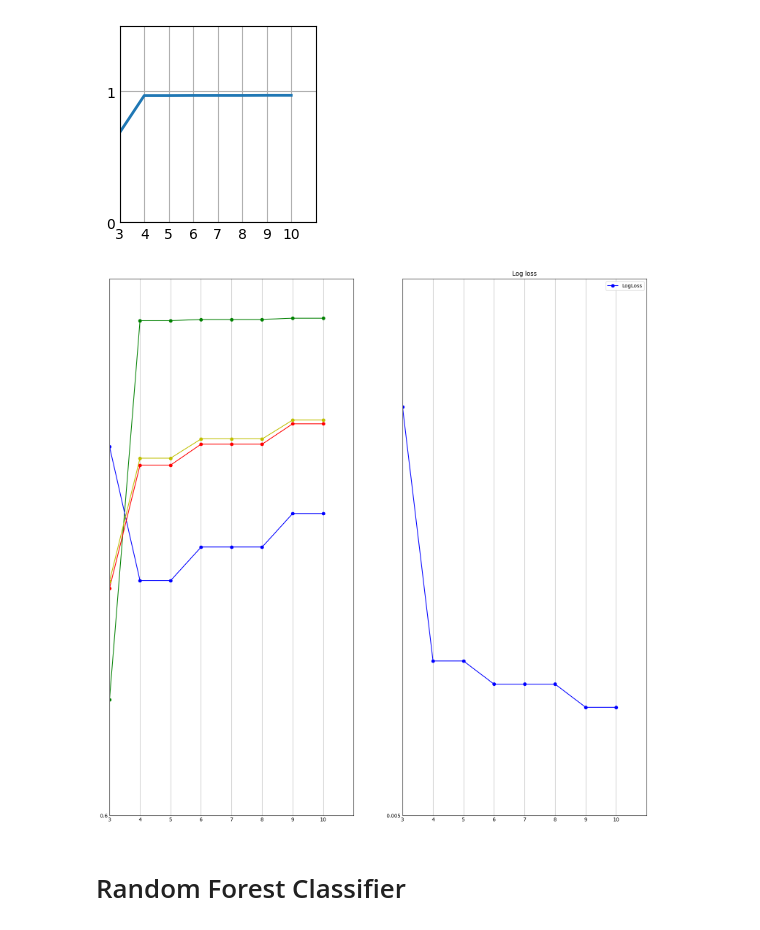
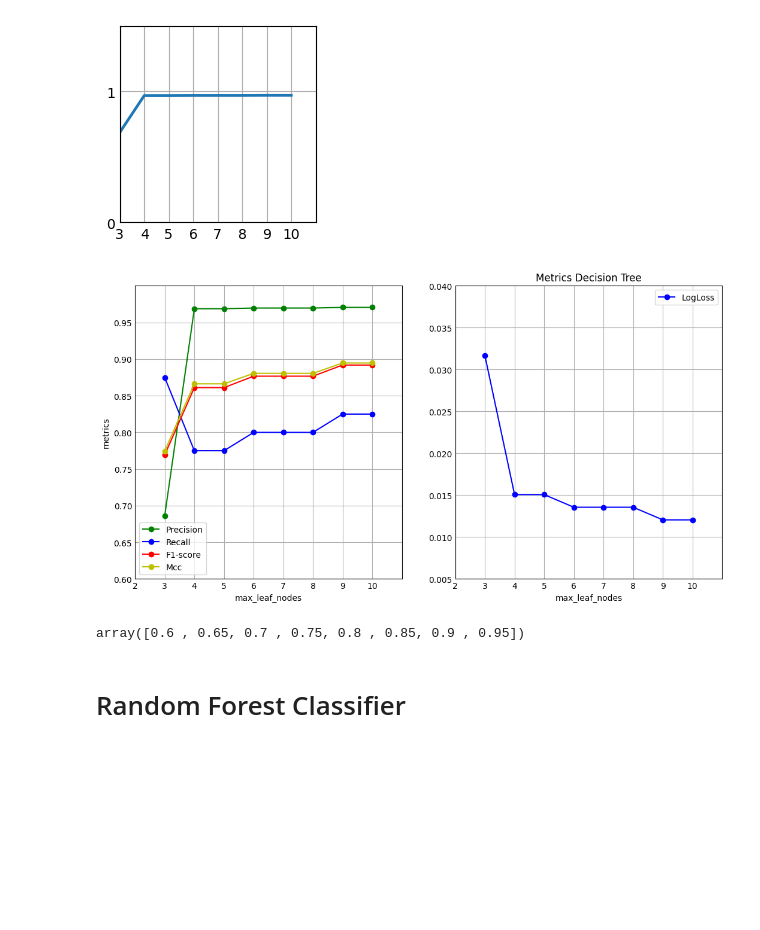
Before and after one commit to SarahLiettefti/AI5L_AILab_FraudDetection, a Jupyter notebook: FirstModels.ipynb, the cells around one changed output. Drawn from its saved outputs; the diff is of its cells as text; code cells hidden in the pictures; blank space fills up the shorter version.

```diff
--- a/FirstModels.ipynb
+++ b/FirstModels.ipynb
@@ -124,31 +124,40 @@ plt.show()
 # %%
 import numpy as np
 import matplotlib.pyplot as plt
 
 
 x = [3, 4, 5, 6, 7, 8, 9, 10]
 y1 = results.Precision.values
 y2 = results.Recall.values
 y3 = results["F1-score"].values
 y4 = results.LogLoss.values
 y5 = results.Mcc.values
 
-figure, (ax1, ax2) = plt.subplots(1, 2, figsize=(15, 15))
+figure, (ax1, ax2) = plt.subplots(1, 2, figsize=(10, 5))
+
 ax1.plot(x, y1, 'g-o', label = "Precision")
 ax1.plot(x, y2, 'b-o', label = "Recall")
 ax1.plot(x, y3, 'r-o', label = "F1-score")
 ax2.plot(x, y4, 'b-o', label = "LogLoss")
 ax1.plot(x, y5, 'y-o', label = "Mcc")
 plt.legend()
 
-ax1.set(xlim=(3, 11), xticks=np.arange(3, 11), ylim=(0.6, 1), yticks=np.arange(0.6, 1))
-ax2.set(xlim=(3, 11), xticks=np.arange(3, 11), ylim=(0.005, 0.04), yticks=np.arange(0.005, 0.04))
+
+ax2.set(xlim=(2, 11), xticks=np.arange(2, 11), ylim=(0.005, 0.04), yticks=np.arange(0.005, 0.04, 0.005), xlabel = "max_leaf_nodes")
 ax2.set_title('Log loss')
+ax1.set(xlim=(2, 11), xticks=np.arange(2, 11), ylim=(0.6, 1), yticks=np.arange(0.6, 1, 0.05), xlabel = "max_leaf_nodes", ylabel = "metrics")
+ax1.legend()
+
+plt.title("Metrics Decision Tree")
 
 plt.legend()
 plt.show()
 # %% [output]
-[figure, old version]
+[figure, new version]
+# %%
+np.arange(0.6, 1, 0.05)
+# %% [output]
+array([0.6 , 0.65, 0.7 , 0.75, 0.8 , 0.85, 0.9 , 0.95])
 # %% [markdown]
 # Random Forest Classifier
 # %%
```
Also changed, not shown: 1 other file.
